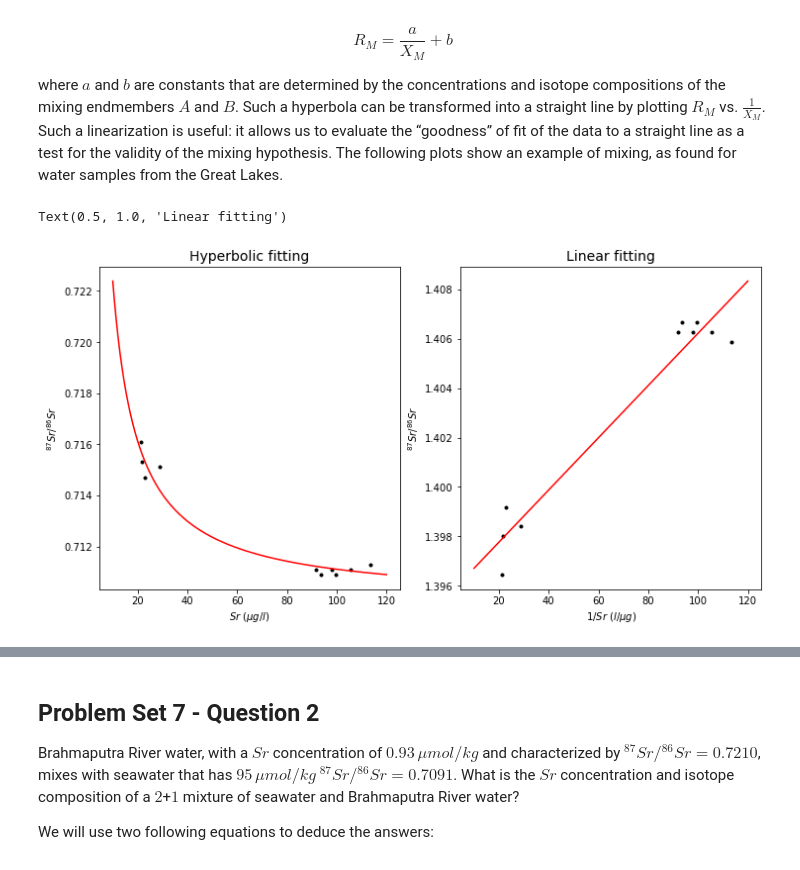
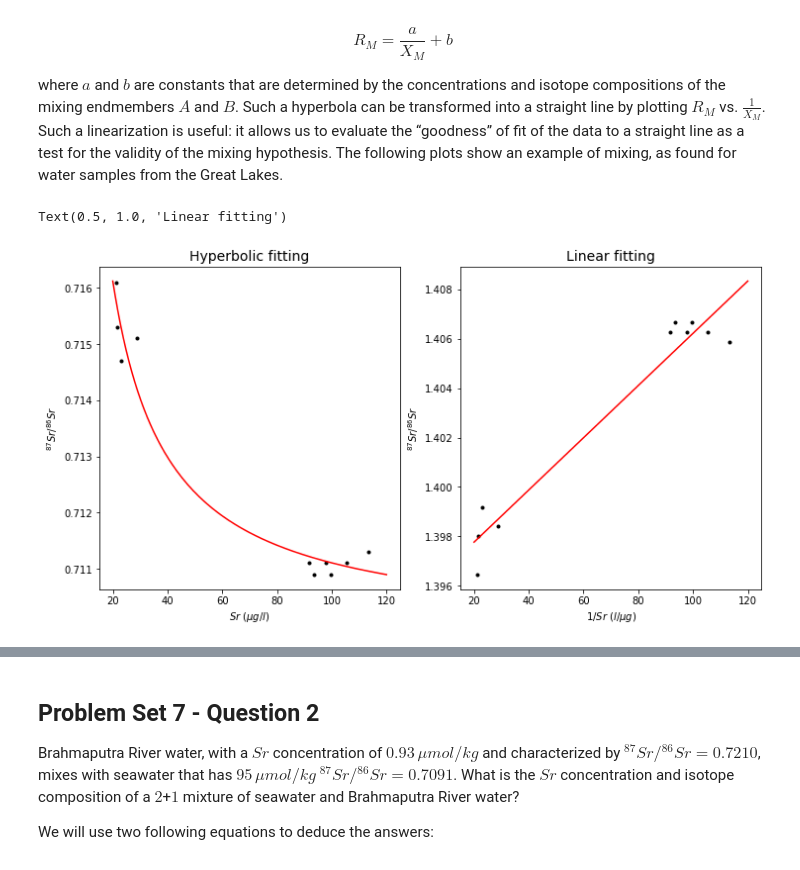
Before and after one commit to primer-computational-mathematics/book, a Jupyter notebook: notebooks/d_geosciences/High-Temperature Geochemistry/Isotope_Systematics_of_Mixing.ipynb, the cells around one changed output, grey strips where cells are left out. Saved outputs shown, nothing was run; the diff lists cells and outputs as text; code cells hidden in the pictures.

```diff
--- a/notebooks/d_geosciences/High-Temperature Geochemistry/Isotope_Systematics_of_Mixing.ipynb
+++ b/notebooks/d_geosciences/High-Temperature Geochemistry/Isotope_Systematics_of_Mixing.ipynb
@@ -69,35 +69,35 @@ Sr87_Sr86_ratio = np.array([0.7147, 0.7153, 0.7161, 0.7151,
                    0.7113, 0.7111, 0.7111, 0.7109, 0.7109, 0.7111])
 
 # set figures
 fig, (ax1, ax2) = plt.subplots(1, 2, figsize=(12, 6))
 # prepare a large number of x for high-resolution fitting
-x = np.linspace(10, 120, 1000)
+x = np.linspace(20, 120, 1000)
 # left figure
 # plot data points
 ax1.plot(Sr_conc, Sr87_Sr86_ratio, 'k.')
 # fit by the isotopic ratio function using scipy
 param, _ = curve_fit(isotopic_ratio, Sr_conc, Sr87_Sr86_ratio)
 fit = isotopic_ratio(x, param[0], param[1])
 ax1.plot(x, fit, 'r')
 # label and title the figure
 ax1.set_xlabel('$Sr$ ($\mu g/l$)')
 ax1.set_ylabel('${^{87}Sr}/{^{86}Sr}$')
 ax1.set_title('Hyperbolic fitting', fontsize=14)
 
 # right figure
 # plot data points
 ax2.plot(Sr_conc, 1/Sr87_Sr86_ratio, 'k.')
 # fitting a polynomial degree 1 i.e. a linear curve
 poly_coeffs=np.polyfit(Sr_conc, 1/Sr87_Sr86_ratio, 1)
 p1 = np.poly1d(poly_coeffs)
 ax2.plot(x, p1(x), 'r')
 # label and title the figure
 ax2.set_xlabel('$1/Sr$ ($l/\mu g$)')
 ax2.set_ylabel('${^{87}Sr}/{^{86}Sr}$')
 ax2.set_title('Linear fitting', fontsize=14)
 # %% [output]
 Text(0.5, 1.0, 'Linear fitting')
-[figure, old version]
+[figure, new version]
 # %% [markdown]
 ## Isotope vs. Isotope Plots
 
```
Also changed, not shown: parts of 1 cell of this notebook, 5 other files.
